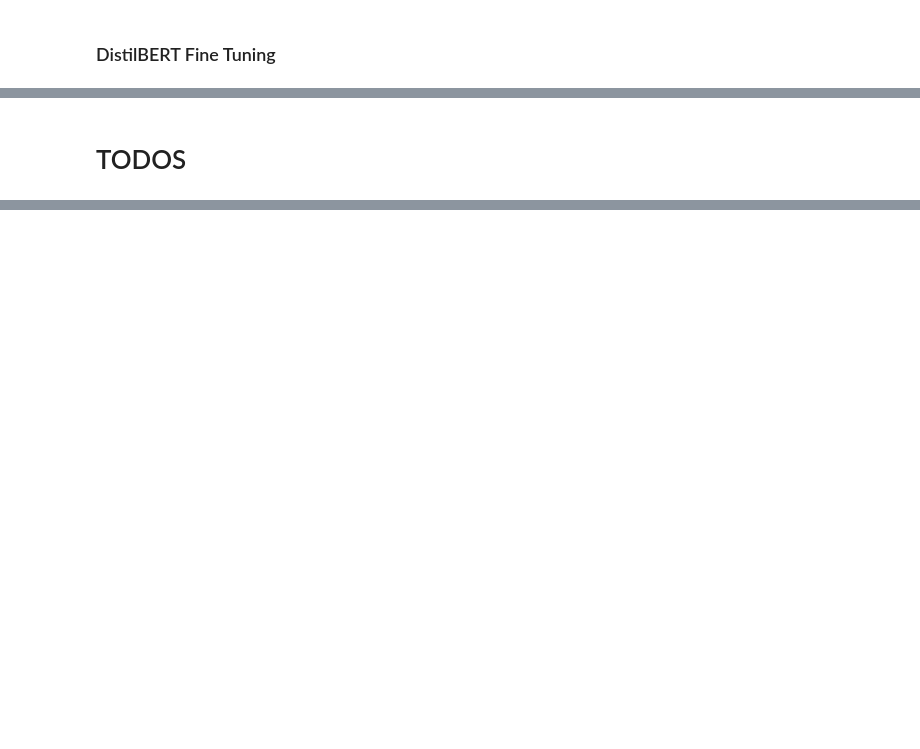
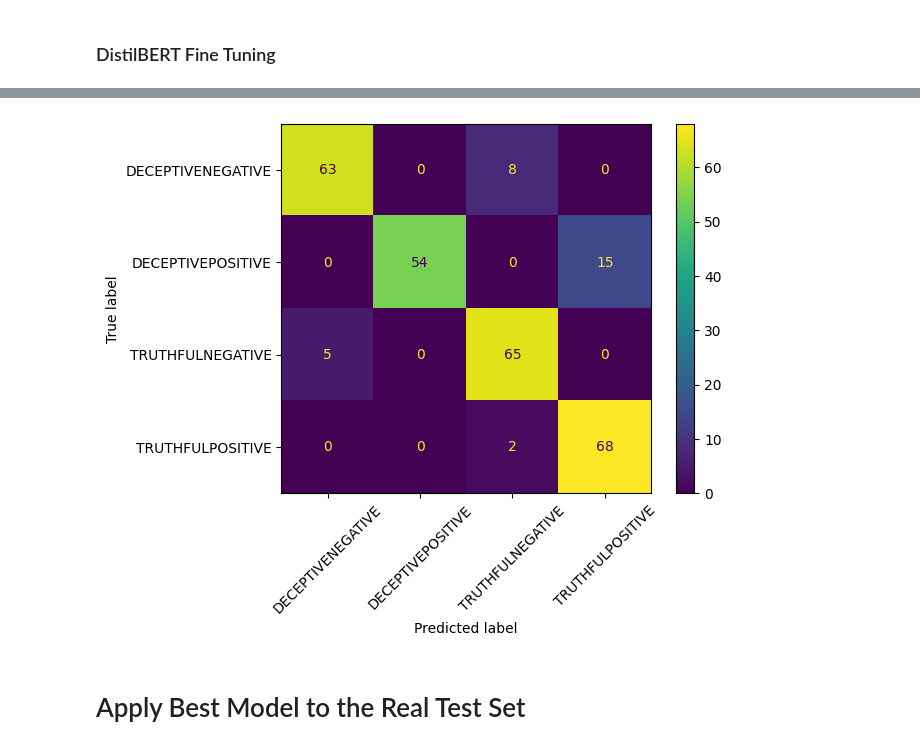
Before and after one commit to JJestel/NL, a Jupyter notebook: MP2/project.ipynb, the cells around one changed output, grey strips where cells are left out. Drawn from its saved outputs; the diff is of its cells as text; code cells hidden in the pictures; blank space fills up the shorter version.

Commit message:
improvements for distilbert model + confusion matrix

```diff
--- a/MP2/project.ipynb
+++ b/MP2/project.ipynb
@@ -755,24 +742,24 @@ dataset_val = Dataset.from_dict(
 dataset_train = dataset_train.to_tf_dataset(
     columns=["attention_mask", "input_ids"],
     label_cols="labels",
-    shuffle=True,
+    shuffle=False,
     batch_size=32,
 )
 
 dataset_val = dataset_val.to_tf_dataset(
     columns=["attention_mask", "input_ids"],
     label_cols="labels",
-    shuffle=True,
+    shuffle=False,
     batch_size=32,
 )
 # %%
-model = TFDistilBertForSequenceClassification.from_pretrained(checkpoint, num_labels=4)
+distilbert = TFDistilBertForSequenceClassification.from_pretrained(checkpoint, num_labels=4)
 
 opt = keras.optimizers.Adam(learning_rate=3e-5)
 loss = keras.losses.SparseCategoricalCrossentropy(from_logits=True)
 
-model.compile(optimizer=opt, loss=loss, metrics=["accuracy"])
+distilbert.compile(optimizer=opt, loss=loss, metrics=["accuracy"])
 
-es = tf.keras.callbacks.EarlyStopping(monitor = 'val_accuracy', mode='max', patience=3, restore_best_weights=True)
-model.fit(dataset_train, validation_data=dataset_val, epochs=20, callbacks=[es])
+es = tf.keras.callbacks.EarlyStopping(monitor = "val_accuracy", mode="max", patience=7, restore_best_weights=True)
+distilbert.fit(dataset_train, validation_data=dataset_val, epochs=20, callbacks=[es])
 # %% [output]
@@ -809,2 +795,0 @@ model.evaluate(dataset_val,
-# %% [markdown]
-# TODOS
@@ -814,0 +796,13 @@ model.evaluate(dataset_val,
+# %%
+# plot confusion matrix of best performing model in terms of accuracy
+pred = distilbert.predict(dataset_val)
+pred_labels = le.inverse_transform(np.argmax(pred.logits, axis=1))
+
+cm = confusion_matrix(y_test, pred_labels)
+disp = ConfusionMatrixDisplay(confusion_matrix=cm,
+                              display_labels=le.inverse_transform([0,1,2,3]))
+
+disp.plot()
+plt.xticks(rotation=45)
+plt.show()
+# %% [output]
@@ -814,0 +810,3 @@ model.evaluate(dataset_val,
+[figure, added]
+# %% [markdown]
+# Apply Best Model to the Real Test Set
```
Also changed, not shown: parts of 26 cells of this notebook.
